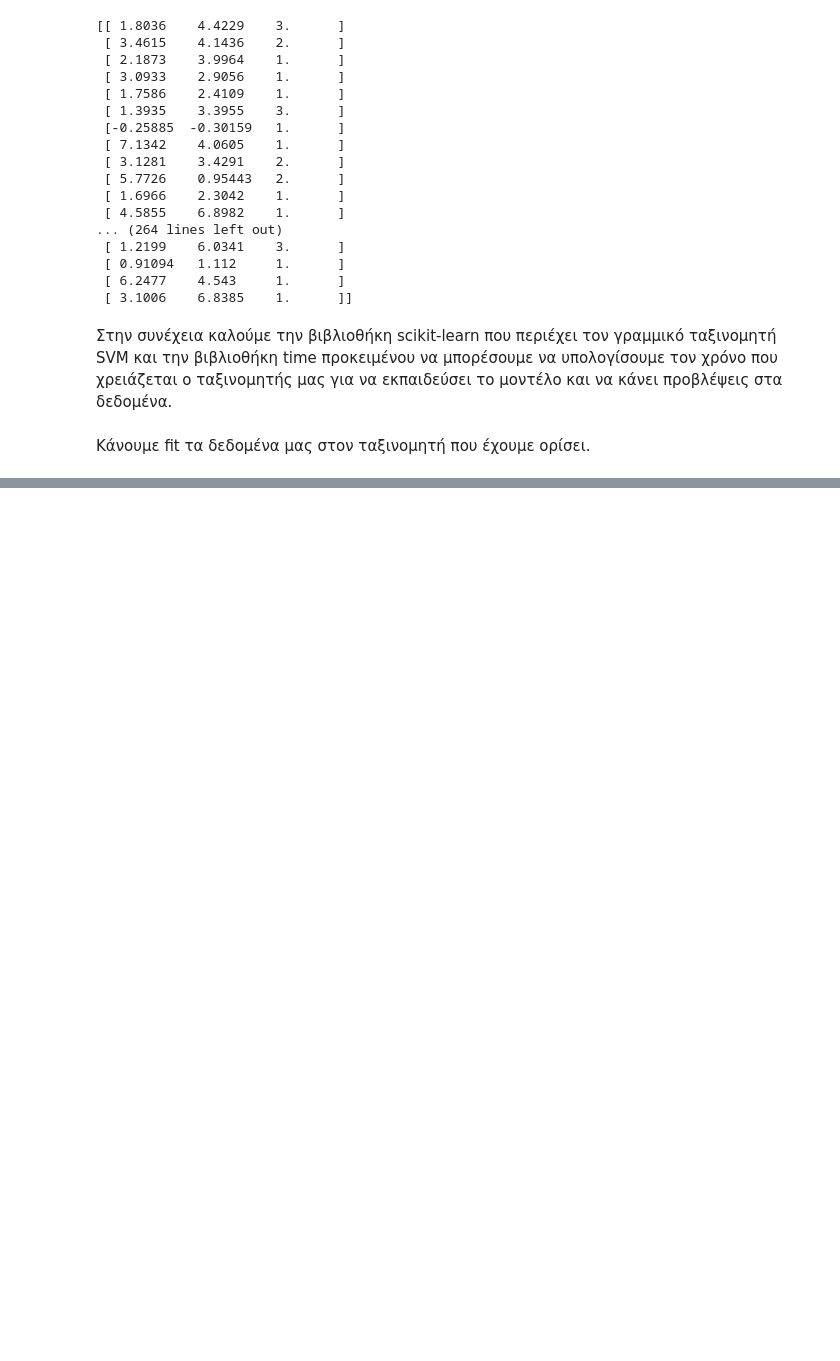
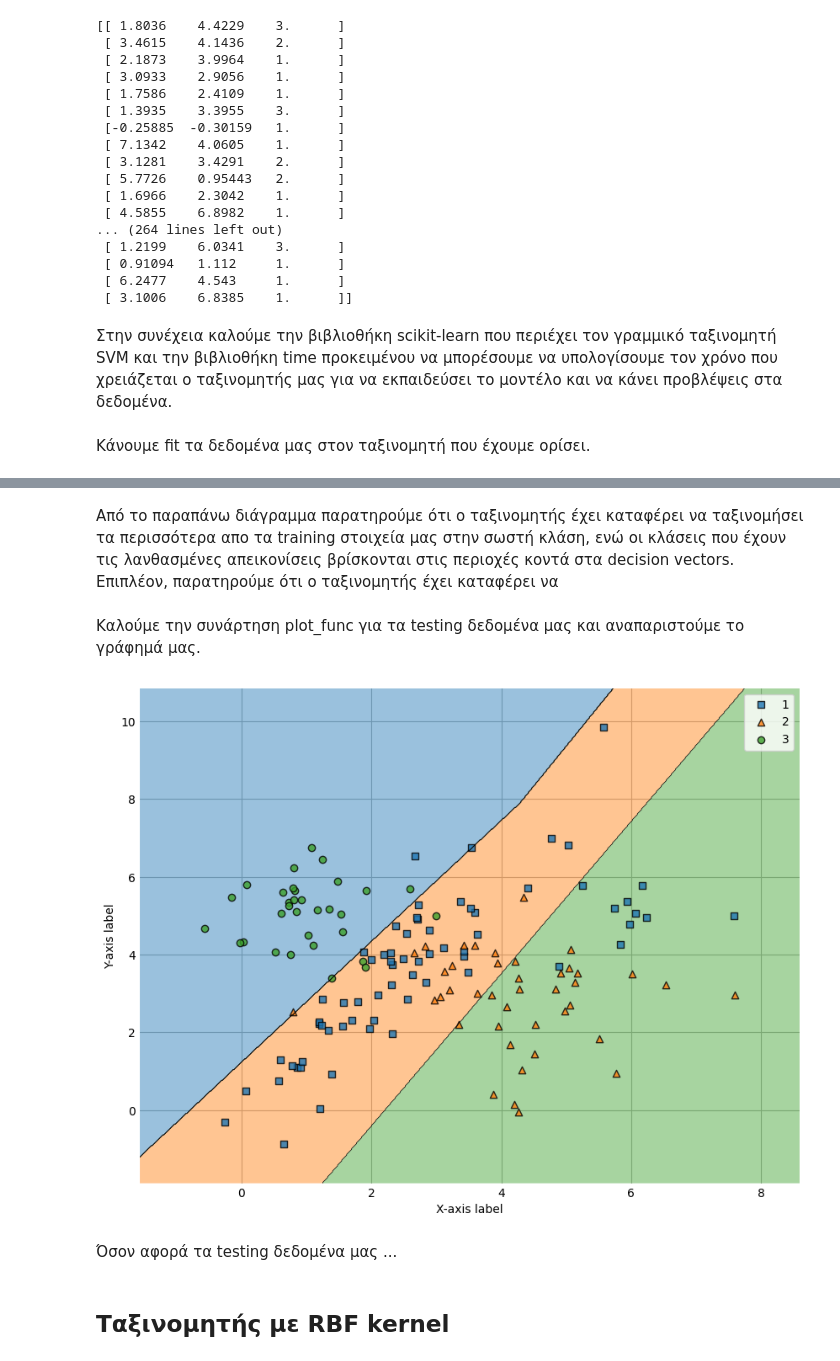
Before and after one commit to Elemxm/Pattern-Recognition, a Jupyter notebook: svm.ipynb, the cells around one changed output, grey strips where cells are left out. Drawn from its saved outputs; the diff is of its cells as text; code cells hidden in the pictures; blank space fills up the shorter version.

```diff
--- a/svm.ipynb
+++ b/svm.ipynb
@@ -122,0 +119,12 @@ plt.show()
+# %% [markdown]
+Από το παραπάνω διάγραμμα παρατηρούμε ότι ο ταξινομητής έχει καταφέρει να ταξινομήσει τα περισσότερα απο τα training στοιχεία μας στην σωστή κλάση, ενώ οι κλάσεις που έχουν τις λανθασμένες απεικονίσεις βρίσκονται στις περιοχές κοντά στα decision vectors. Επιπλέον, παρατηρούμε ότι ο ταξινομητής έχει καταφέρει να
+# %% [markdown]
+Καλούμε την συνάρτηση plot_func για τα testing δεδομένα μας και αναπαριστούμε το γράφημά μας.
+# %%
+plot_func(X_test, y_test, linear_classifier)
+# %% [output]
+[figure, added]
+# %% [markdown]
+Όσον αφορά τα testing δεδομένα μας ...
+# %% [markdown]
+## Ταξινομητής με RBF kernel
```
Also changed, not shown: parts of 10 cells of this notebook.
